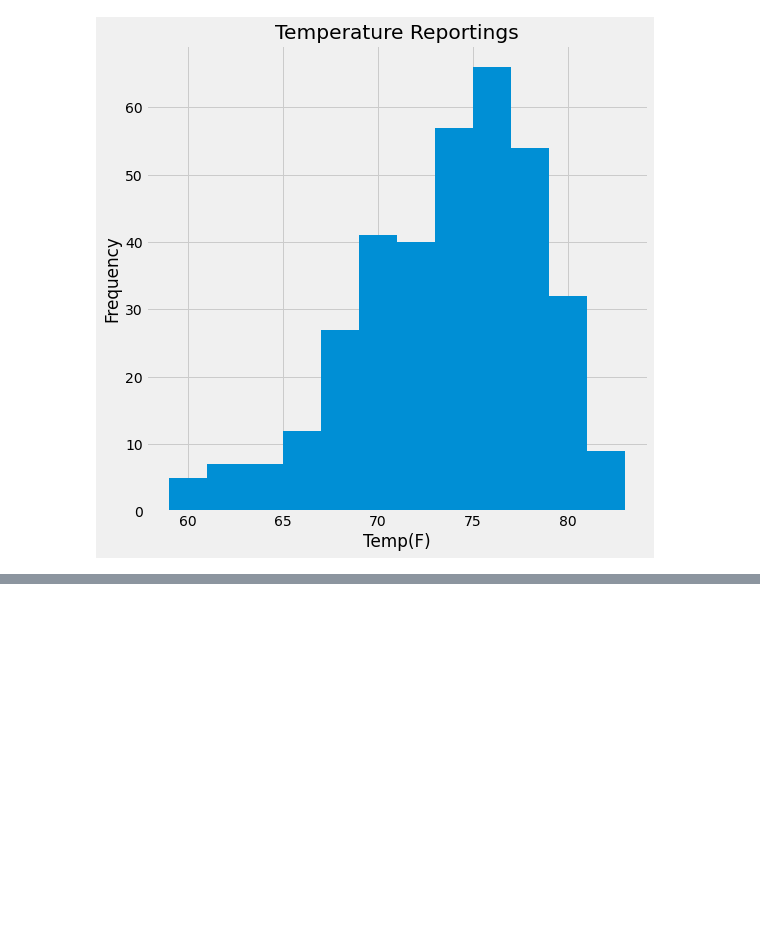
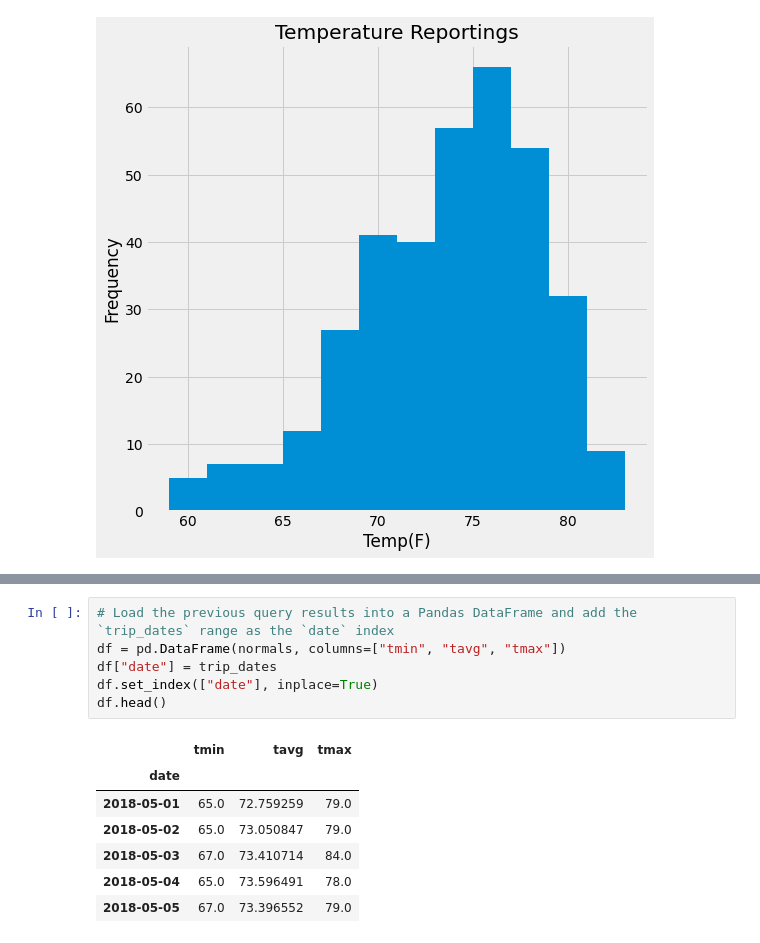
Before and after one commit to cmoeser5/Hawaii-Climate-Analysis, a Jupyter notebook: climate.ipynb, the cells around one changed output, grey strips where cells are left out. Drawn from its saved outputs; the diff is of its cells as text; blank space fills up the shorter version.

```diff
--- a/climate.ipynb
+++ b/climate.ipynb
@@ -265,0 +444,14 @@ plt.show()
+# %%
+# Load the previous query results into a Pandas DataFrame and add the `trip_dates` range as the `date` index
+df = pd.DataFrame(normals, columns=["tmin", "tavg", "tmax"])
+df["date"] = trip_dates
+df.set_index(["date"], inplace=True)
+df.head()
+# %% [output]
+|  | tmin | tavg | tmax |
+| date |  |  |  |
+| 2018-05-01 | 65.0 | 72.759259 | 79.0 |
+| 2018-05-02 | 65.0 | 73.050847 | 79.0 |
+| 2018-05-03 | 67.0 | 73.410714 | 84.0 |
+| 2018-05-04 | 65.0 | 73.596491 | 78.0 |
+| 2018-05-05 | 67.0 | 73.396552 | 79.0 |
```
Also changed, not shown: parts of 10 cells of this notebook.
